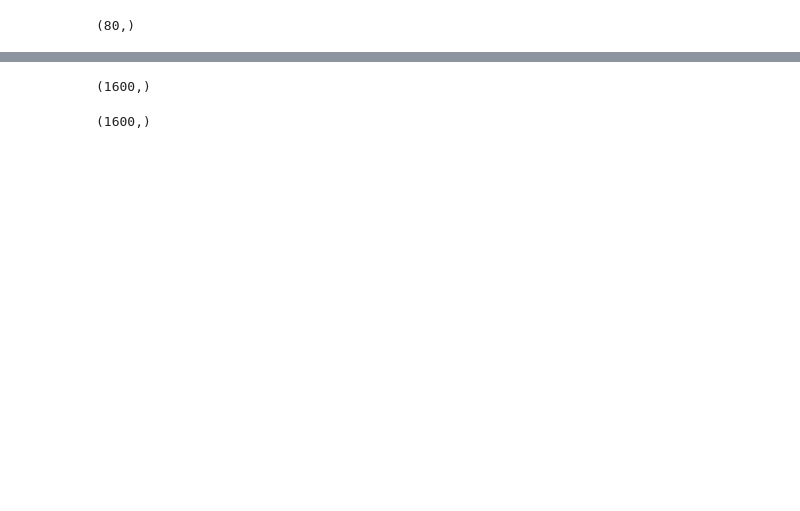
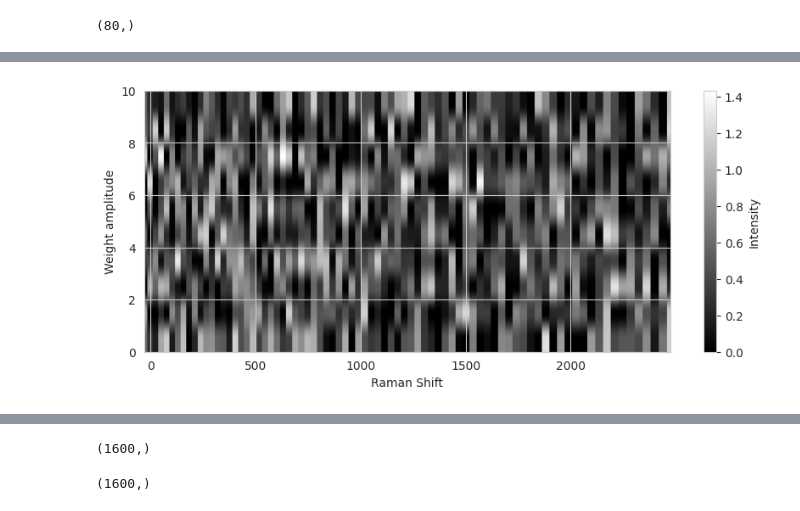
Before and after one commit to anva-kn/Raman, a Jupyter notebook: Publication/Classification.ipynb, the cells around one changed output, grey strips where cells are left out. Drawn from its saved outputs; the diff is of its cells as text; code cells hidden in the pictures; blank space fills up the shorter version.

```diff
--- a/Publication/Classification.ipynb
+++ b/Publication/Classification.ipynb
@@ -2473,0 +2500,4 @@ attention_weights.shape
+# %%
+attention_weights_car = []
+attention_weights_thia = []
+attention_weights_acet = []
@@ -2473,0 +2512,34 @@ attention_weights.shape
+# %%
+attention_weights_acet.append(attention_weights)
+# %%
+attention_weights_acet_np_arr = np.array(attention_weights_acet)
+# %%
+from scipy.interpolate import interp1d
+
+# Assuming 'spectrogram_data' is your (10, 80) array and 'x_axis' is your 1600-point array
+# For the example, we'll create some dummy data
+spectrogram_data = np.copy(attention_weights_acet_np_arr)  # Your actual spectrogram data
+x_axis = np.copy(f_sup)  # Your actual x-axis data, replace with your specific x-axis variable
+
+# Interpolate each row of the spectrogram data to match the 1600 x-axis points
+interpolated_data = np.zeros((spectrogram_data.shape[0], len(x_axis)))
+
+for i in range(spectrogram_data.shape[0]):
+    # Create an interpolation function for each row
+    interp_func = interp1d(np.linspace(x_axis[0], x_axis[-1], spectrogram_data.shape[1]),
+                           spectrogram_data[i, :],
+                           kind='nearest',  # You can choose a different interpolation method if you want
+                           fill_value="extrapolate")
+    # Interpolate to match the x-axis
+    interpolated_data[i, :] = interp_func(x_axis)
+
+# Plot the spectrogram
+plt.figure(figsize=(10, 4))
+plt.imshow(interpolated_data, aspect='auto', origin='lower',
+           extent=[x_axis[0], x_axis[-1], 0, spectrogram_data.shape[0]], cmap='gray')
+plt.colorbar(label='Intensity')
+plt.ylabel('Weight amplitude')
+plt.xlabel('Raman Shift')
+plt.show()
+# %% [output]
+[figure, added]
```
Also changed, not shown: parts of 44 cells of this notebook.
